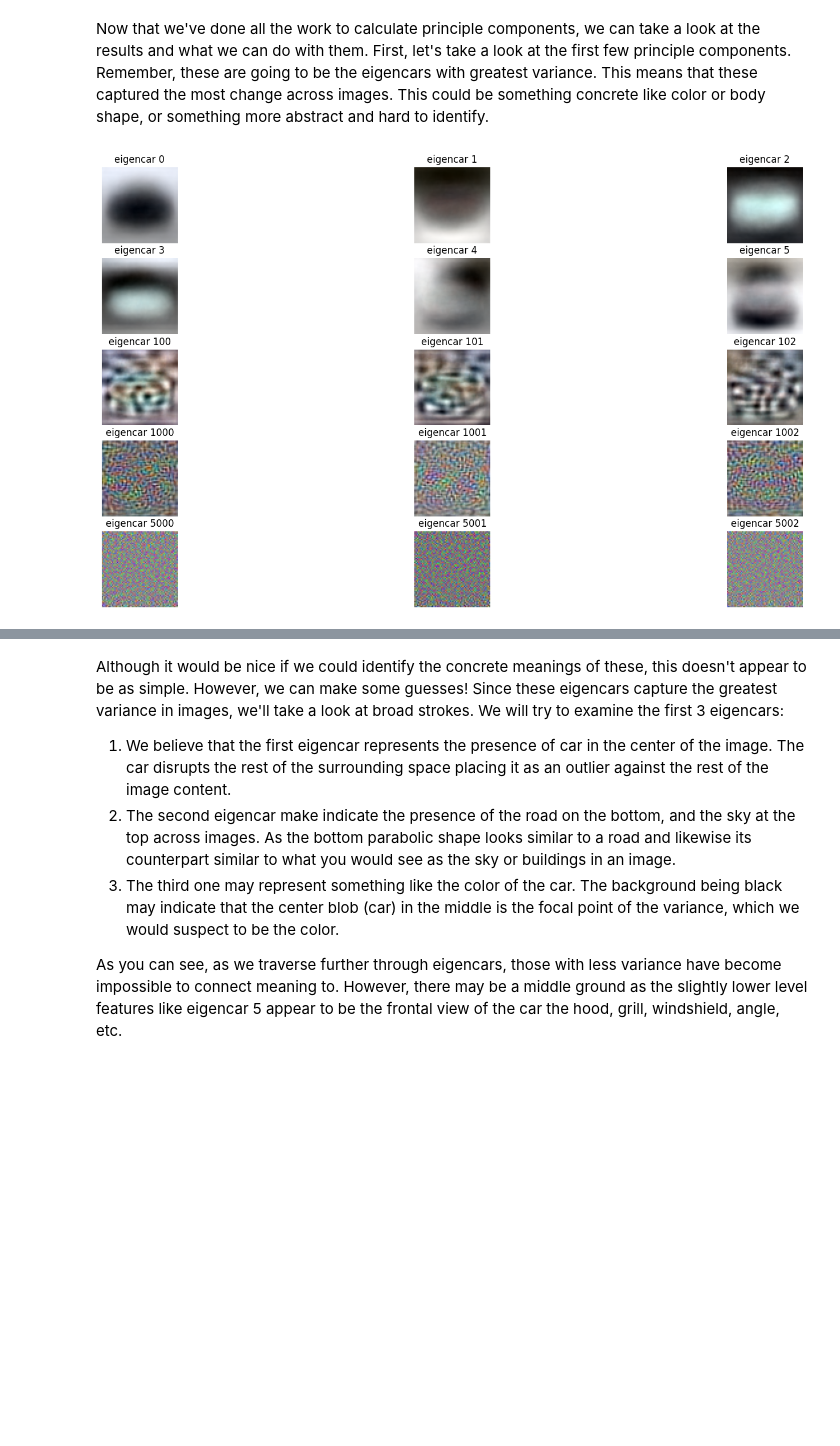
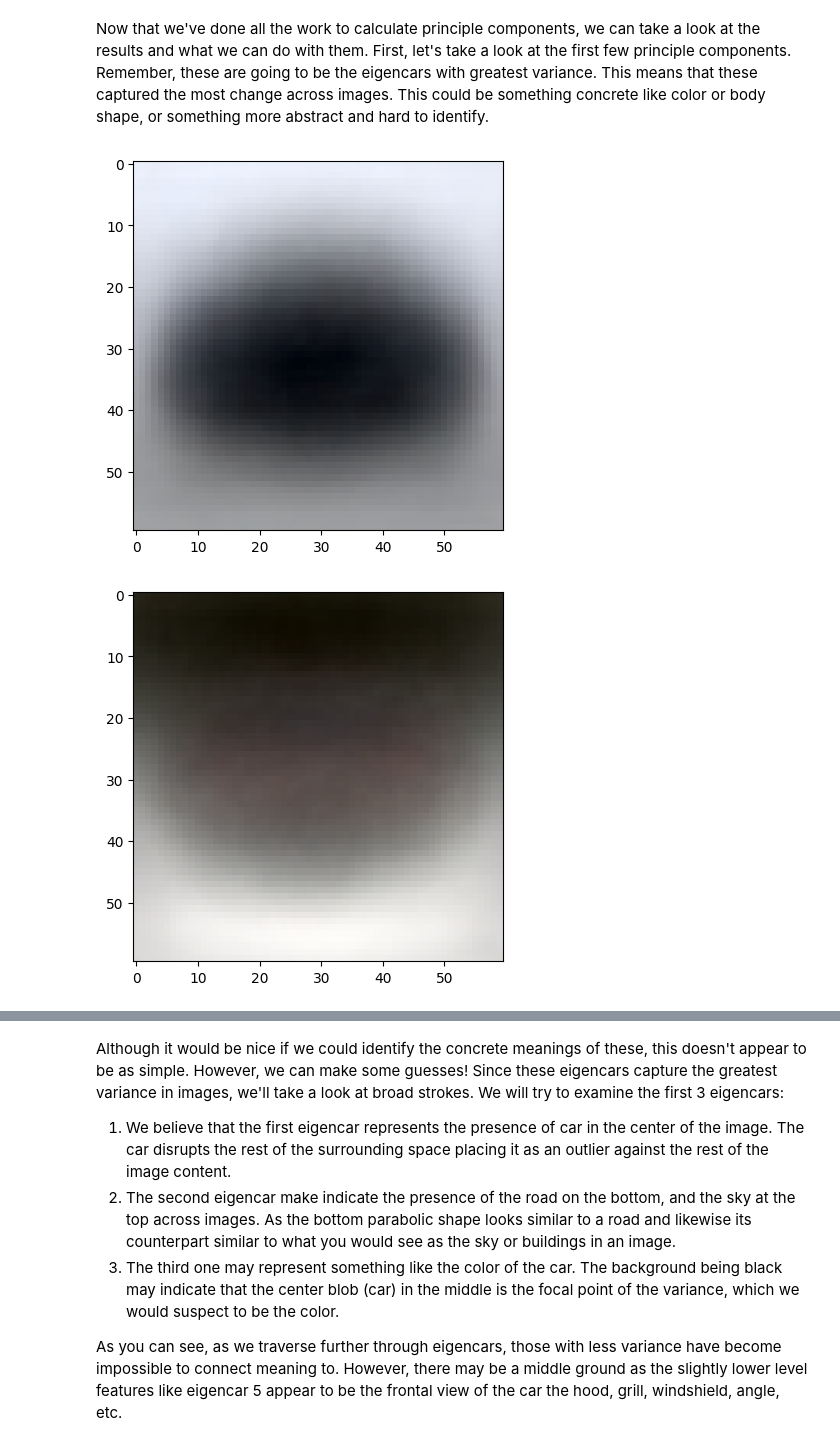
Before and after one commit to jaketakes/cogs118b-final-project, a Jupyter notebook: project.ipynb, the cells around one changed output, grey strips where cells are left out. Saved outputs shown, nothing was run; the diff lists cells and outputs as text; code cells hidden in the pictures; blank space fills up the shorter version.

```diff
--- a/project.ipynb
+++ b/project.ipynb
@@ -376,30 +385,10 @@ print(C.shape)
 # %% [markdown]
 Now that we've done all the work to calculate principle components, we can take a look at the results and what we can do with them.
 First, let's take a look at the first few principle components. Remember, these are going to be the eigencars with greatest variance. This means that these captured the most change across images. This could be something concrete like color or body shape, or something more abstract and hard to identify.
-# %%
-img_ind = [0, 1, 2, 3, 4, 5, 100, 101, 102, 1000, 1001, 1002, 5000, 5001, 5002]
-
-# make subplot to display images
-# define rows and columns
-rows = 5
-cols = 3
-
-plt.figure(figsize=(20, 10))
-counter = 0
-
-for i in img_ind:
-    plt.subplot(rows, cols, counter+1)
-    img = U[:,i]
-
-    # below is same as viewimage() function defined earlier
-    img = img.reshape(60, 60, 3) # reshape to RGB
-
-    # scale to 0–1 for display
-    img = (img - img.min()) / (img.max() - img.min())
-
-    plt.imshow(img)
-    plt.title(f"eigencar {img_ind[counter]}")
-    plt.axis("off")
-    counter += 1
-# %% [output]
-[figure, removed]
+# %%
+for i in (range(3)):
+    viewimage(U[:,i])
+    plt.show()
+# %% [output]
+[figure, added]
+[figure, added]
```
Also changed, not shown: parts of 23 cells of this notebook.
